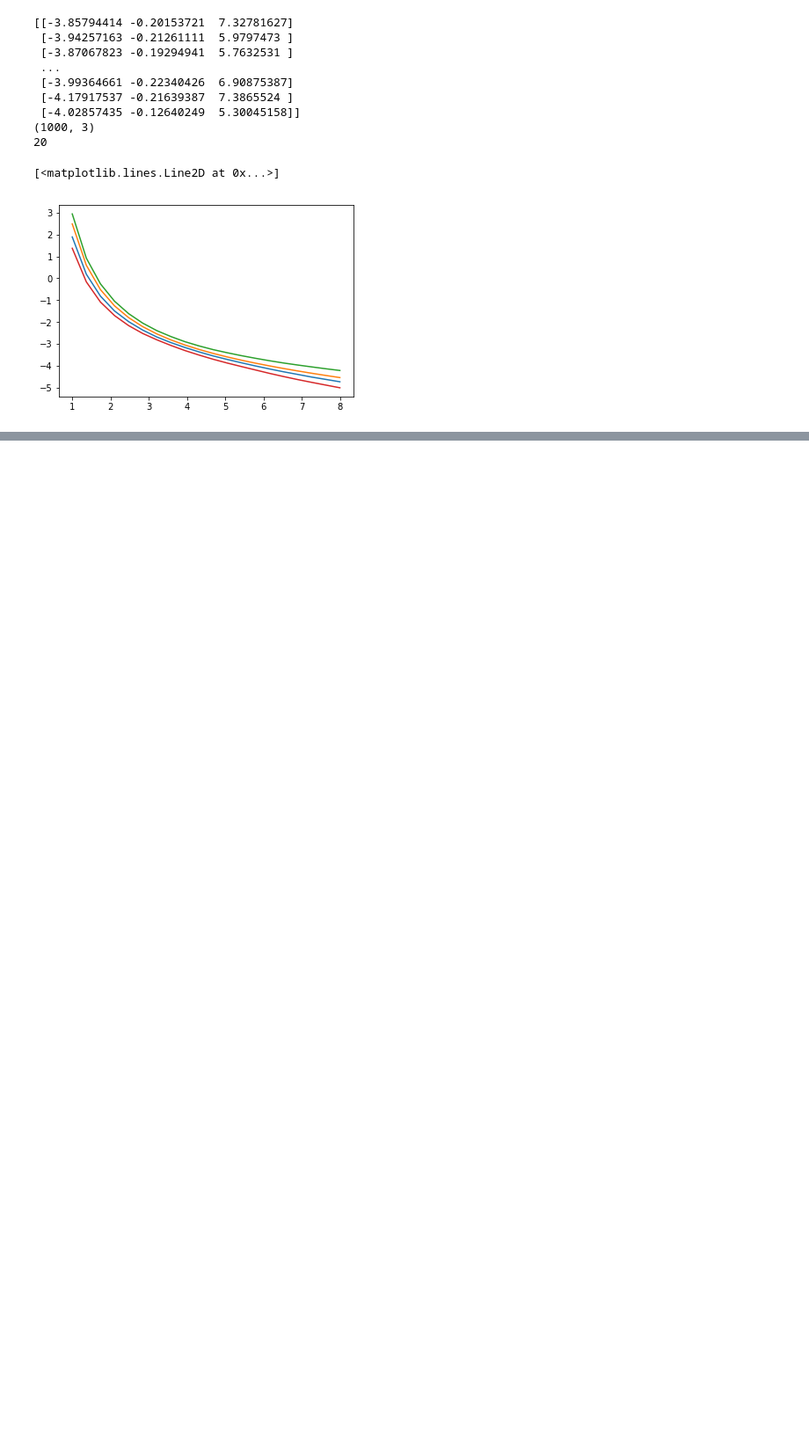
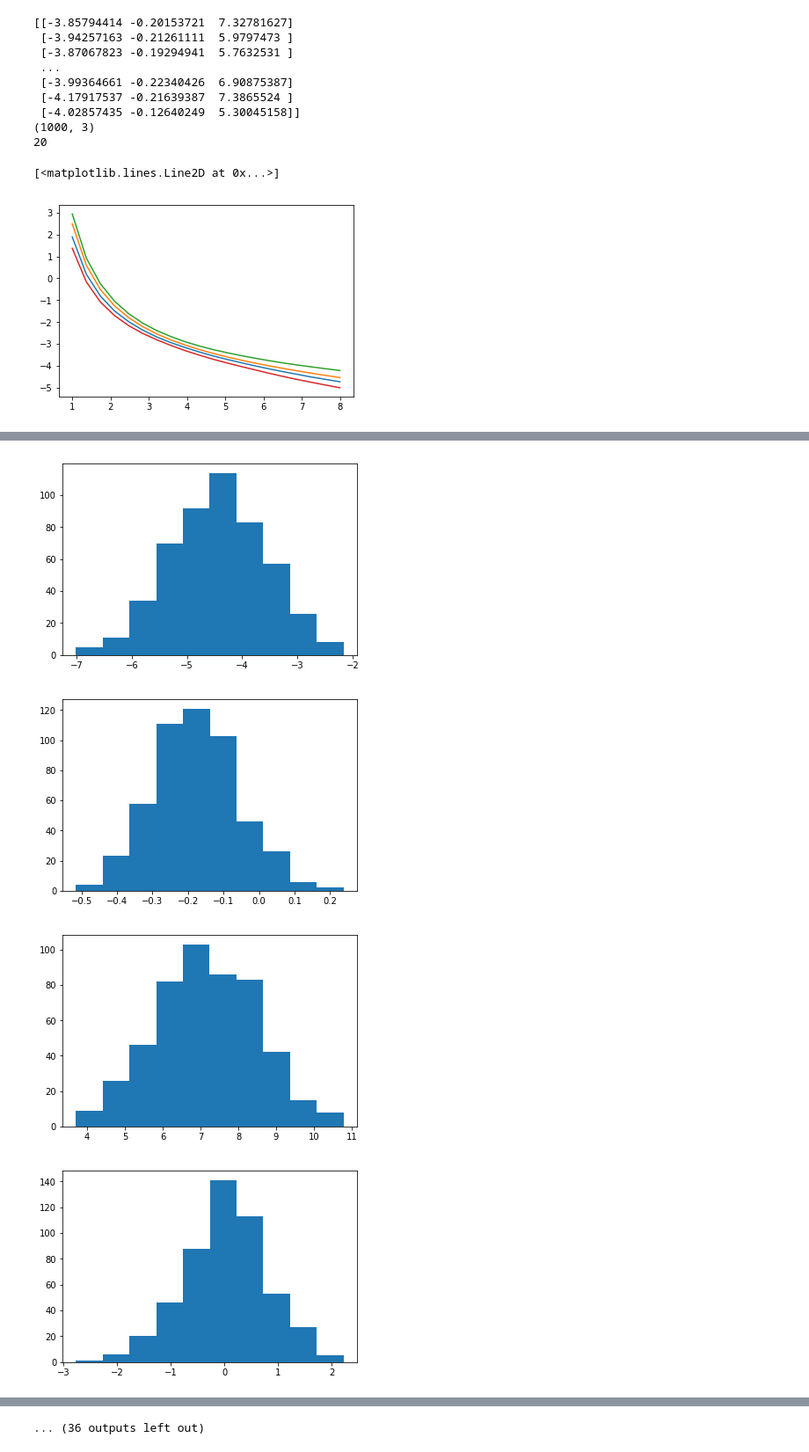
Before and after one commit to kamathrohan/b-decay-unbinned-machine-fit, a Jupyter notebook: Minuit/Amplitudes plot .ipynb, the cells around one changed output, grey strips where cells are left out. Shown at 88% size. Saved outputs shown, nothing was run; the diff lists cells and outputs as text; code cells hidden in the pictures; blank space fills up the shorter version.

```diff
--- a/Minuit/Amplitudes plot .ipynb
+++ b/Minuit/Amplitudes plot .ipynb
@@ -552,0 +636,4 @@ for j in range(0,48,3):
+# %%
+datatf = pd.read_csv("/home/pierre-edouard/Desktop/ICL/Git_LHCb/Minuit/Test_stats/tfpulls.csv")
+datatf = datatf.values
+print(datatf)
@@ -552,0 +654,11 @@ for j in range(0,48,3):
+# %%
+N=500
+coefstf , errs = get_arrays(datatf , N)
+for J in range(48):
+    plt.hist(coefs[:,J])
+    plt.show()
+# %% [output]
+[figure, added]
+[figure, added]
+[figure, added]
+[figure, added]
@@ -552,0 +673 @@ for j in range(0,48,3):
+... (36 outputs left out)
```
Also changed, not shown: parts of 13 cells of this notebook.
